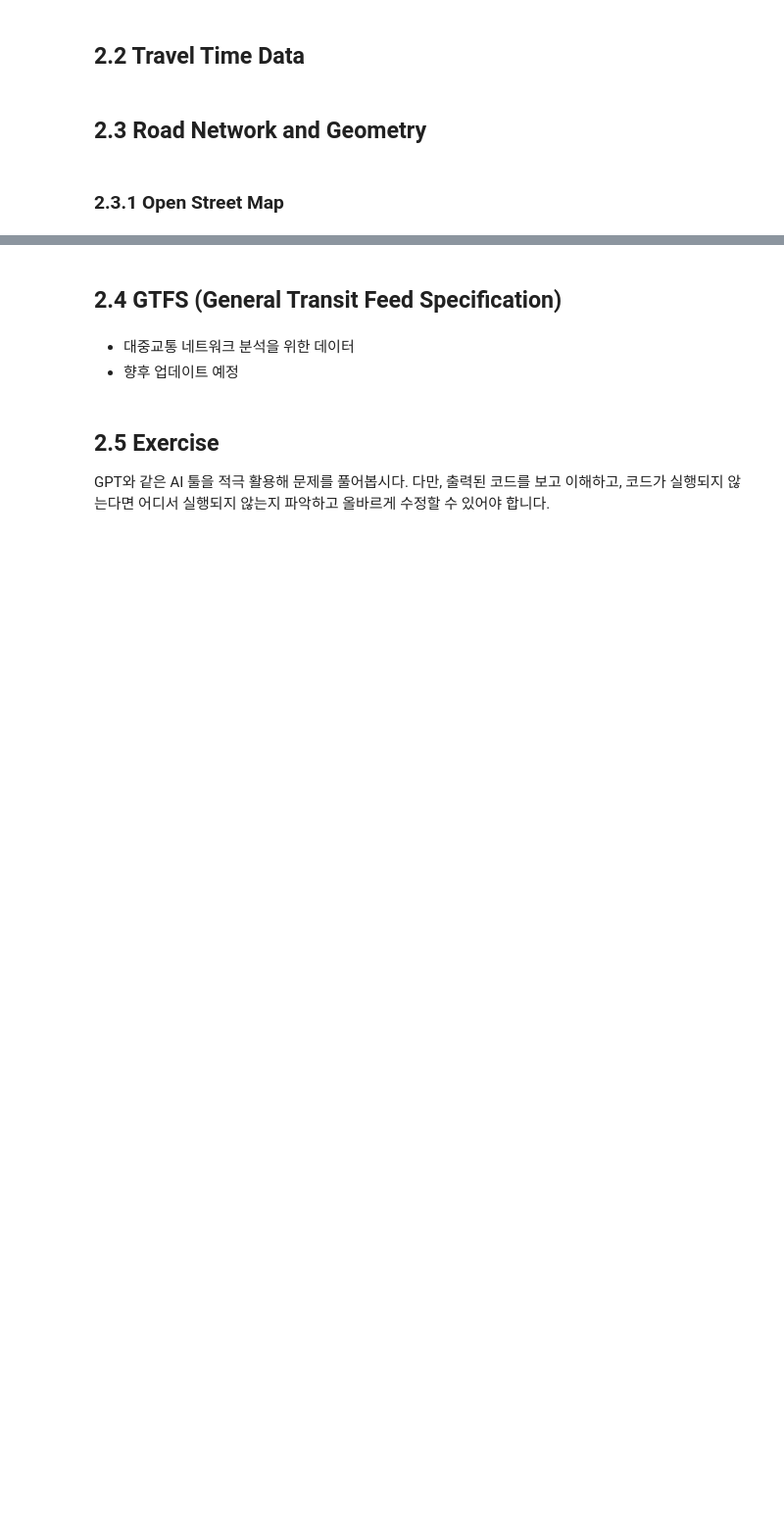
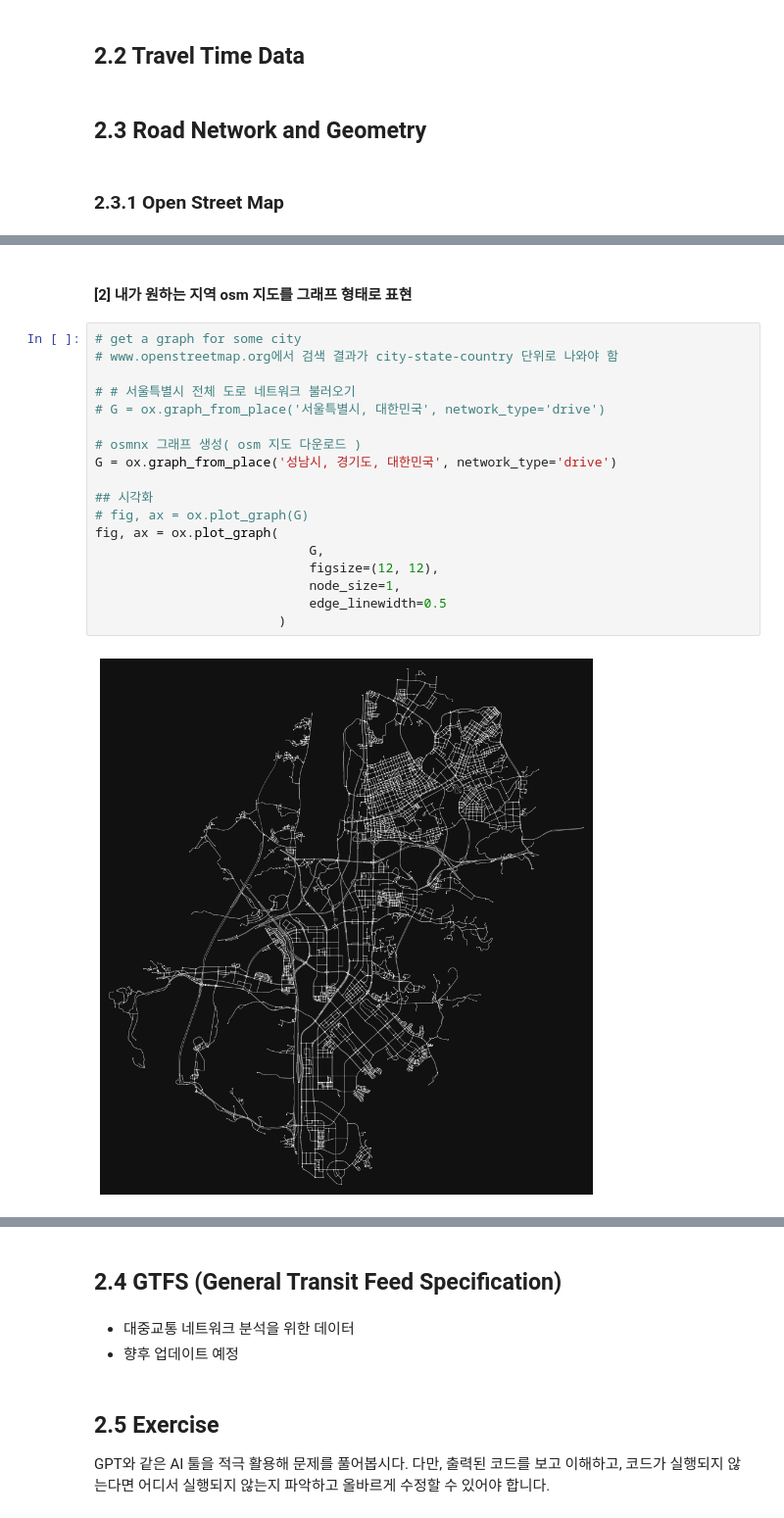
Before and after one commit to jihoyeo/mobility-simulation-book, a Jupyter notebook: _sources/ko/chapter2.ipynb, the cells around one changed output, grey strips where cells are left out. Shown at 98% size. Cells and saved outputs as stored; diff of their text form; blank space fills up the shorter version.

```diff
--- a/_sources/ko/chapter2.ipynb
+++ b/_sources/ko/chapter2.ipynb
@@ -108,0 +121,22 @@ OSMnx 이용해서 그래프 분석하고, 지난번 세미나 때 했던 간소
+# %% [markdown]
+#### [2] 내가 원하는 지역 osm 지도를 그래프 형태로 표현
+# %%
+# get a graph for some city
+# www.openstreetmap.org에서 검색 결과가 city-state-country 단위로 나와야 함
+
+# # 서울특별시 전체 도로 네트워크 불러오기
+# G = ox.graph_from_place('서울특별시, 대한민국', network_type='drive')
+
+# osmnx 그래프 생성( osm 지도 다운로드 )
+G = ox.graph_from_place('성남시, 경기도, 대한민국', network_type='drive')
+
+## 시각화
+# fig, ax = ox.plot_graph(G)
+fig, ax = ox.plot_graph(
+                            G,
+                            figsize=(12, 12),
+                            node_size=1,
+                            edge_linewidth=0.5
+                        )
+# %% [output]
+[figure, added]
```
Also changed, not shown: parts of 36 cells of this notebook, 14 other files.
